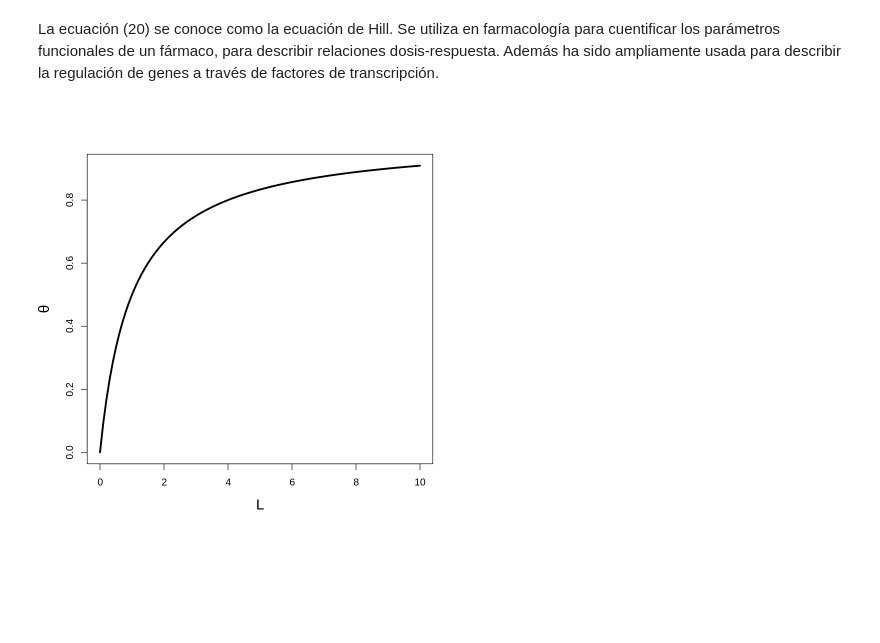
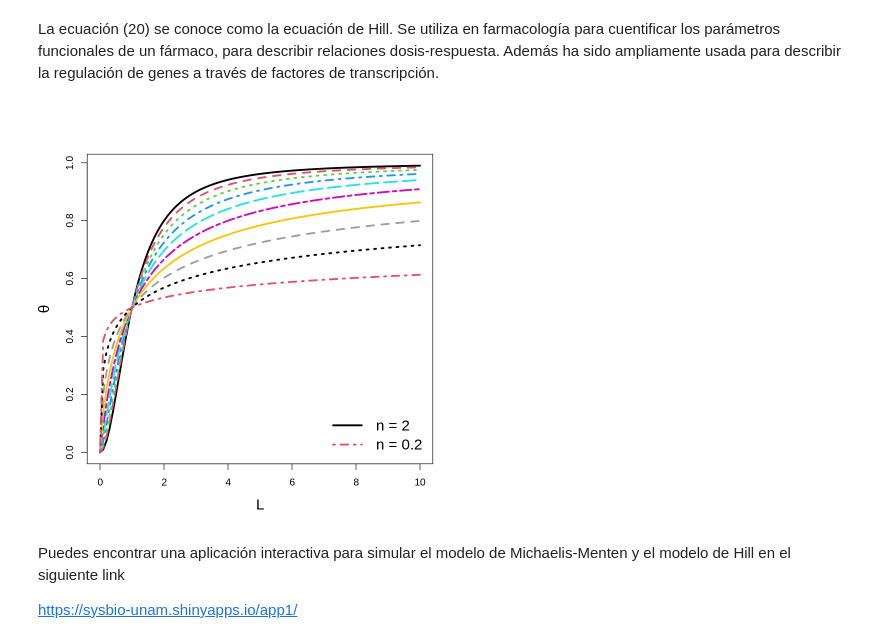
Before and after one commit to sysbio-unam/practicas-computacionales, a Jupyter notebook: michaelis-menten-y-hill.ipynb, the cells around one changed output. Cells and saved outputs as stored; diff of their text form; code cells hidden in the pictures; blank space fills up the shorter version.

```diff
--- a/michaelis-menten-y-hill.ipynb
+++ b/michaelis-menten-y-hill.ipynb
@@ -349,4 +349,27 @@ theta <- hill(L,p)
-# %%
-plot(L, theta, type = "l", xlab = "L", ylab = expr(theta), cex.lab = 1.5, lwd = 3)
-# %% [output]
-[figure, removed]
+# %%
+i = 1
+for(n in seq(2,0.2,-0.2)) {
+
+    p["n"] <- n
+    # evaluar función
+    theta <- hill(L,p)
+    if(i == 1) {
+
+        plot(L, theta, type = "l", xlab = "L", ylab = expr(theta), cex.lab = 1.5, lwd = 3)
+    }
+
+    else {
+
+        lines(L, theta, lty = i, xlab = "L", lwd = 3, col = i)
+
+    }
+    i = i +1
+}
+legend("bottomright", legend = c("n = 2", "n = 0.2"), bty = "n", cex = 1.5, lty = c(1,i-1), col = c(1, i-1), lwd = 3)
+p["n"] <- 1
+# %% [output]
+[figure, added]
+# %% [markdown]
+Puedes encontrar una aplicación interactiva para simular el modelo de Michaelis-Menten y el modelo de Hill en el siguiente link
+
+https://sysbio-unam.shinyapps.io/app1/
```
Also changed, not shown: parts of 1 cell of this notebook.
